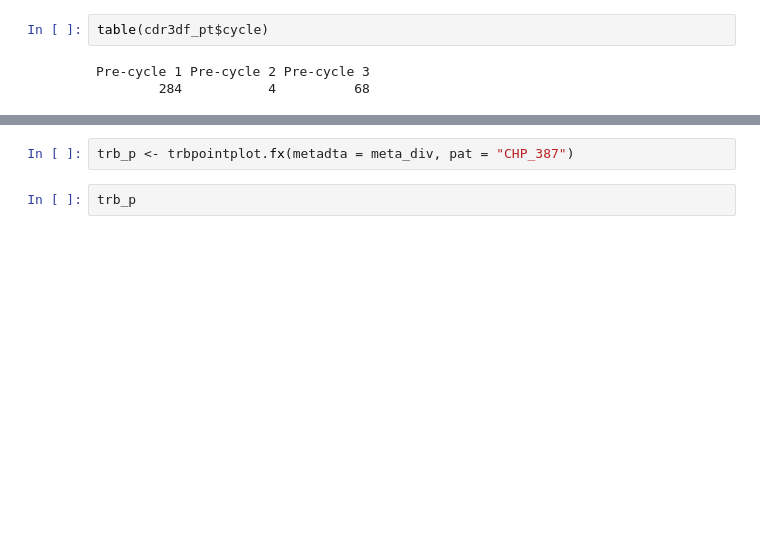
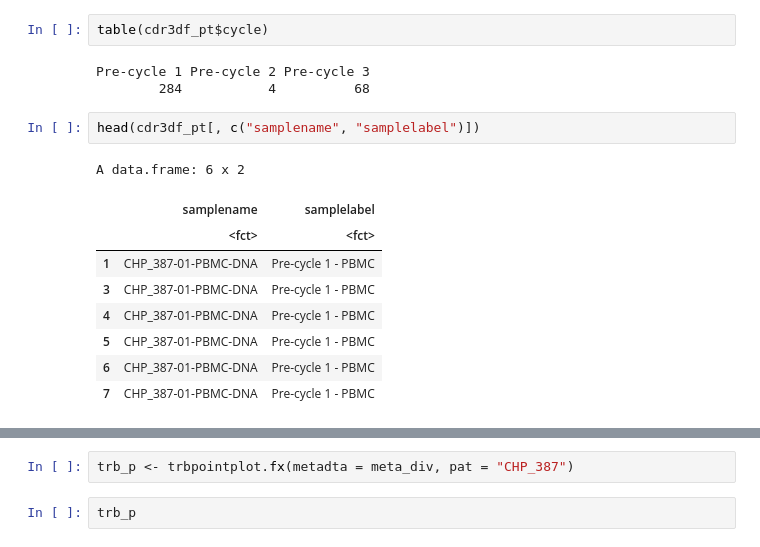
Before and after one commit to pughlab/ped_CapTCRseq, a Jupyter notebook: notebooks/Clonetrack.ipynb, the cells around one changed output, grey strips where cells are left out. Cells and saved outputs as stored; diff of their text form; blank space fills up the shorter version.

```diff
--- a/notebooks/Clonetrack.ipynb
+++ b/notebooks/Clonetrack.ipynb
@@ -201,6 +222,18 @@ table(cdr3df_pt$cycle)
 # %% [output]
 Pre-cycle 1 Pre-cycle 2 Pre-cycle 3
         284           4          68
+# %%
+head(cdr3df_pt[, c("samplename", "samplelabel")])
+# %% [output]
+A data.frame: 6 x 2
+|  | samplename | samplelabel |
+|  | <fct> | <fct> |
+| 1 | CHP_387-01-PBMC-DNA | Pre-cycle 1 - PBMC |
+| 3 | CHP_387-01-PBMC-DNA | Pre-cycle 1 - PBMC |
+| 4 | CHP_387-01-PBMC-DNA | Pre-cycle 1 - PBMC |
+| 5 | CHP_387-01-PBMC-DNA | Pre-cycle 1 - PBMC |
+| 6 | CHP_387-01-PBMC-DNA | Pre-cycle 1 - PBMC |
+| 7 | CHP_387-01-PBMC-DNA | Pre-cycle 1 - PBMC |
 # %%
 p387 <- plot_clonetracks.fx(cdr3df_pt, plotpath, "TRB", "cloneFraction", 0, "T-ALL", 222)
 # %% [output]
```
Also changed, not shown: parts of 13 cells of this notebook, 1 other file.
